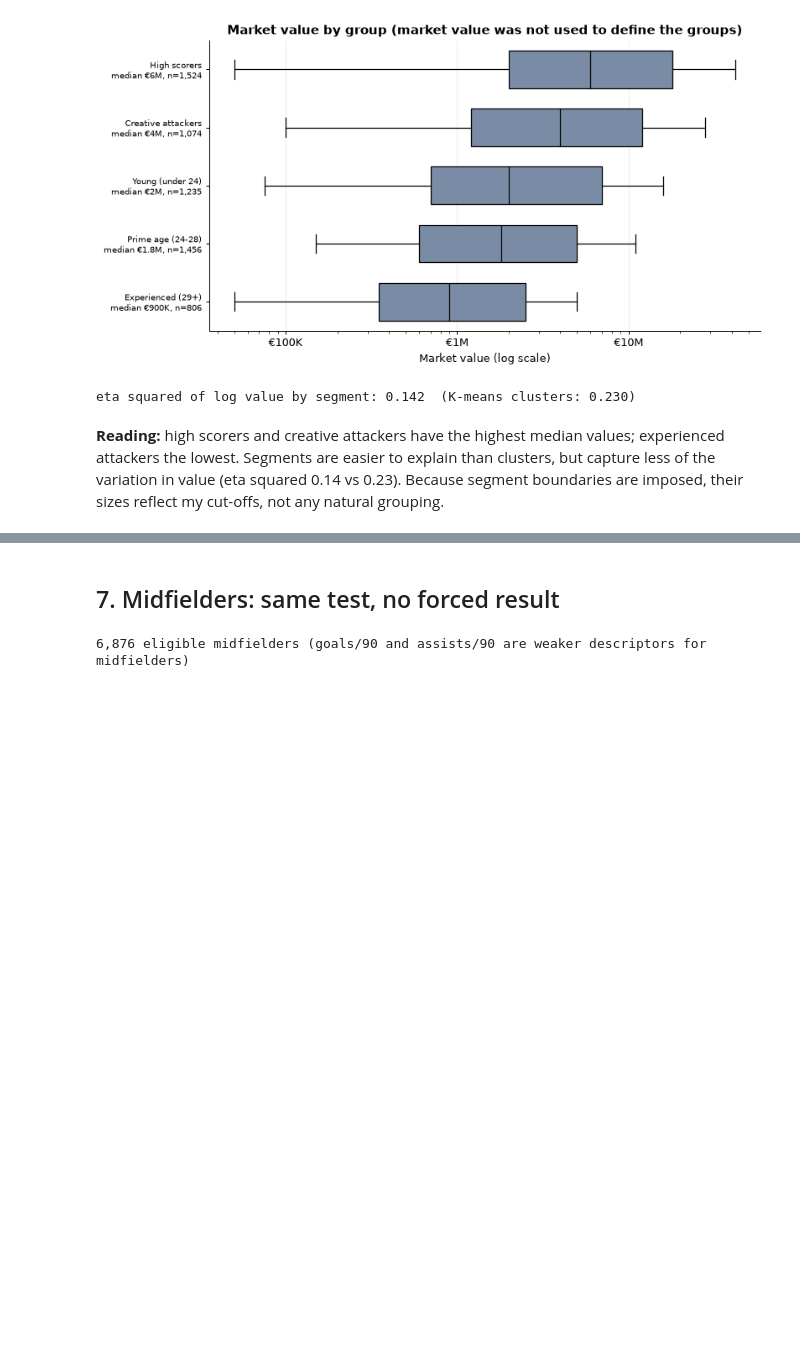
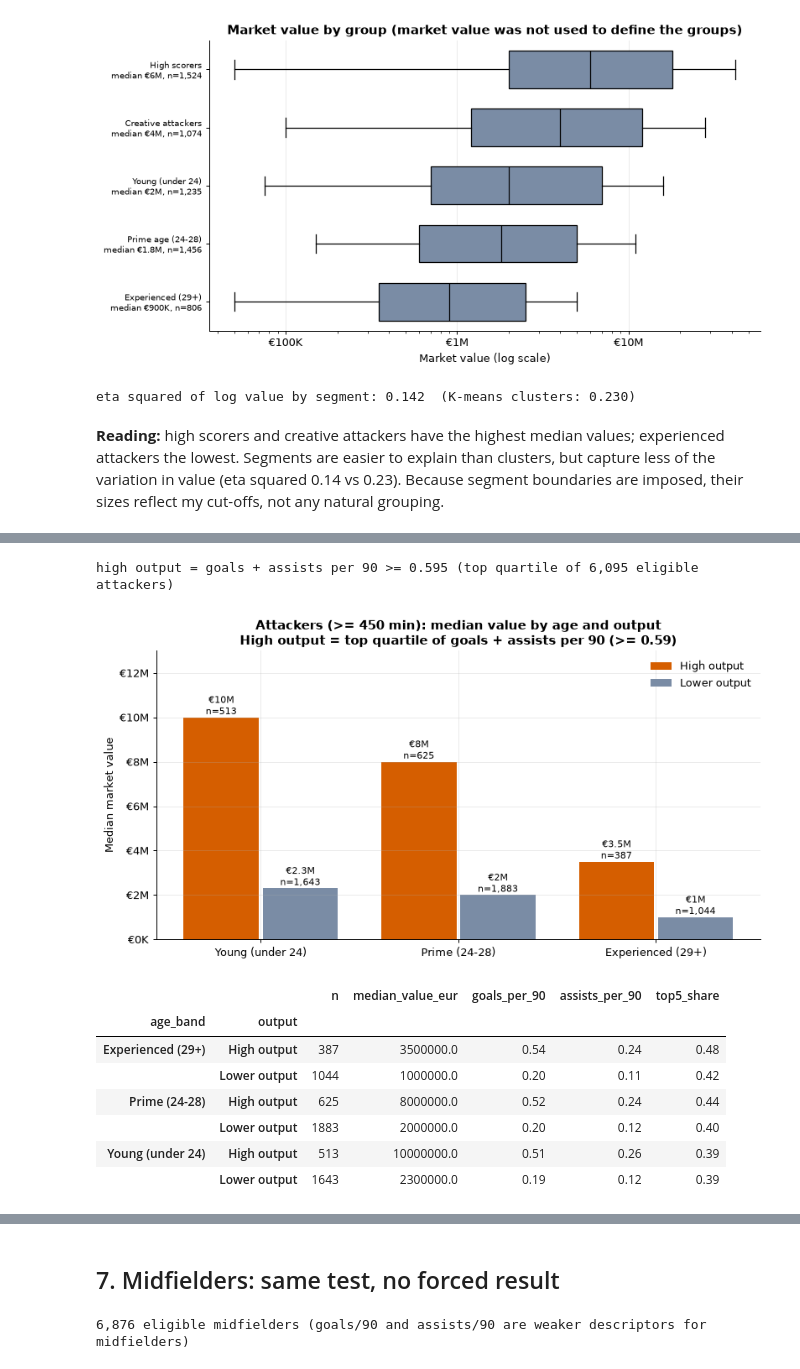
Before and after one commit to niloy-saha-123/DATA400-football-player-market-value-analysis, a Jupyter notebook: notebooks/05_player_segmentation.ipynb, the cells around one changed output, grey strips where cells are left out. Cells and saved outputs as stored; diff of their text form; code cells hidden in the pictures; blank space fills up the shorter version.

```diff
--- a/notebooks/05_player_segmentation.ipynb
+++ b/notebooks/05_player_segmentation.ipynb
@@ -236,0 +243,20 @@ imposed, their sizes reflect my cut-offs, not any natural grouping.
+# %%
+ao, q_gc = age_output_groups(att)
+print(f"high output = goals + assists per 90 >= {q_gc:.3f} (top quartile of {len(att):,} eligible attackers)")
+save(fig_age_output(ao, q_gc), "16_age_output_attackers.png")
+TOP5 = {"Premier League", "LaLiga", "Serie A", "Bundesliga", "Ligue 1"}
+summary = ao.groupby(["age_band", "output"]).agg(n=("age", "size"), median_value_eur=(MV, "median"),
+    goals_per_90=("goals_per_90", "median"), assists_per_90=("assists_per_90", "median"),
+    top5_share=("competition", lambda s: s.isin(TOP5).mean())).round(2)
+summary
+# %% [output]
+high output = goals + assists per 90 >= 0.595 (top quartile of 6,095 eligible attackers)
+[figure, added]
+|  |  | n | median_value_eur | goals_per_90 | assists_per_90 | top5_share |
+| age_band | output |  |  |  |  |  |
+| Experienced (29+) | High output | 387 | 3500000.0 | 0.54 | 0.24 | 0.48 |
+|  | Lower output | 1044 | 1000000.0 | 0.20 | 0.11 | 0.42 |
+| Prime (24-28) | High output | 625 | 8000000.0 | 0.52 | 0.24 | 0.44 |
+|  | Lower output | 1883 | 2000000.0 | 0.20 | 0.12 | 0.40 |
+| Young (under 24) | High output | 513 | 10000000.0 | 0.51 | 0.26 | 0.39 |
+|  | Lower output | 1643 | 2300000.0 | 0.19 | 0.12 | 0.39 |
```
Also changed, not shown: parts of 3 cells of this notebook, 6 other files.
